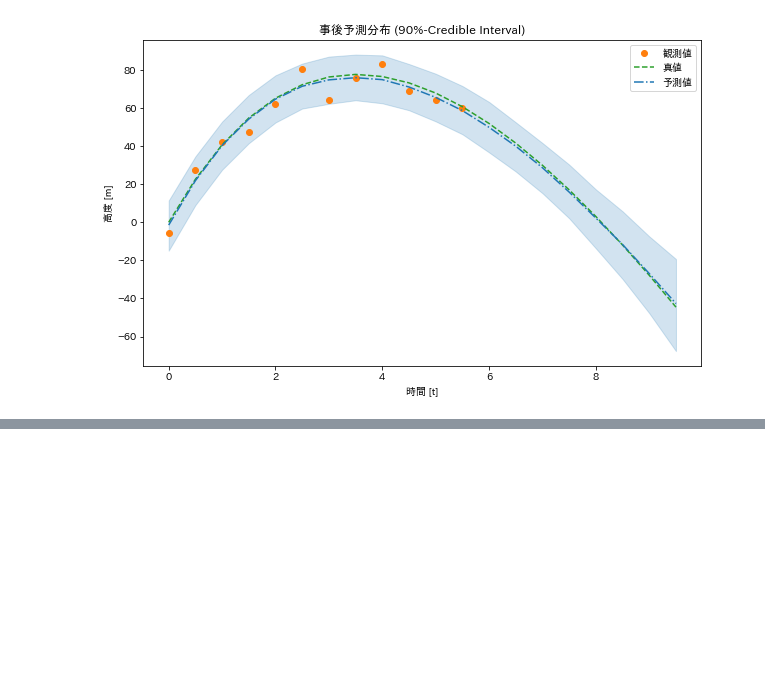
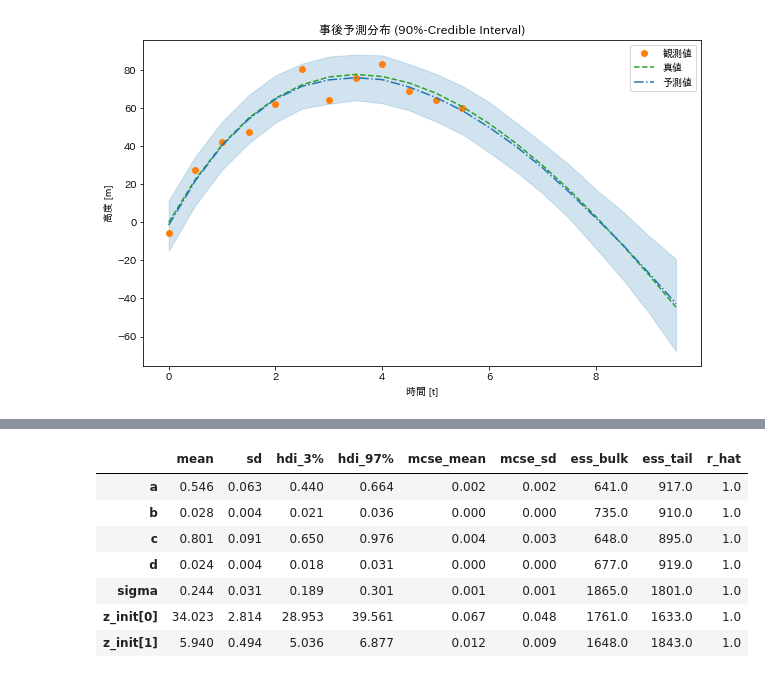
Before and after one commit to gomi-kuzu/practice_bayes_by_py, a Jupyter notebook: Ud_NPR_Ad_Sec5.ipynb, the cells around one changed output, grey strips where cells are left out. Drawn from its saved outputs; the diff is of its cells as text; code cells hidden in the pictures; blank space fills up the shorter version.

```diff
--- a/Ud_NPR_Ad_Sec5.ipynb
+++ b/Ud_NPR_Ad_Sec5.ipynb
@@ -158,0 +244,11 @@ plt.legend();
+# %%
+az.summary(idata)
+# %% [output]
+|  | mean | sd | hdi_3% | hdi_97% | mcse_mean | mcse_sd | ess_bulk | ess_tail | r_hat |
+| a | 0.546 | 0.063 | 0.440 | 0.664 | 0.002 | 0.002 | 641.0 | 917.0 | 1.0 |
+| b | 0.028 | 0.004 | 0.021 | 0.036 | 0.000 | 0.000 | 735.0 | 910.0 | 1.0 |
+| c | 0.801 | 0.091 | 0.650 | 0.976 | 0.004 | 0.003 | 648.0 | 895.0 | 1.0 |
+| d | 0.024 | 0.004 | 0.018 | 0.031 | 0.000 | 0.000 | 677.0 | 919.0 | 1.0 |
+| sigma | 0.244 | 0.031 | 0.189 | 0.301 | 0.001 | 0.001 | 1865.0 | 1801.0 | 1.0 |
+| z_init[0] | 34.023 | 2.814 | 28.953 | 39.561 | 0.067 | 0.048 | 1761.0 | 1633.0 | 1.0 |
+| z_init[1] | 5.940 | 0.494 | 5.036 | 6.877 | 0.012 | 0.009 | 1648.0 | 1843.0 | 1.0 |
```
Also changed, not shown: parts of 18 cells of this notebook.
